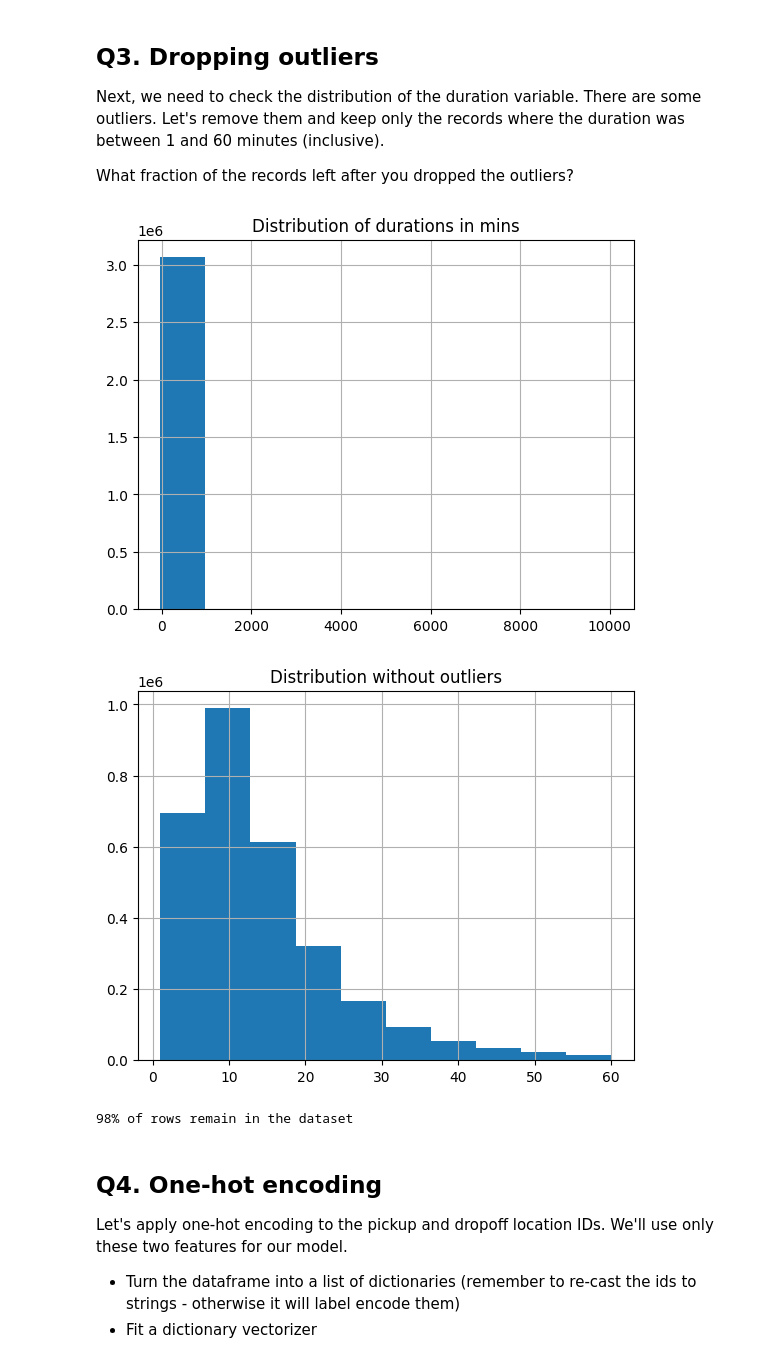
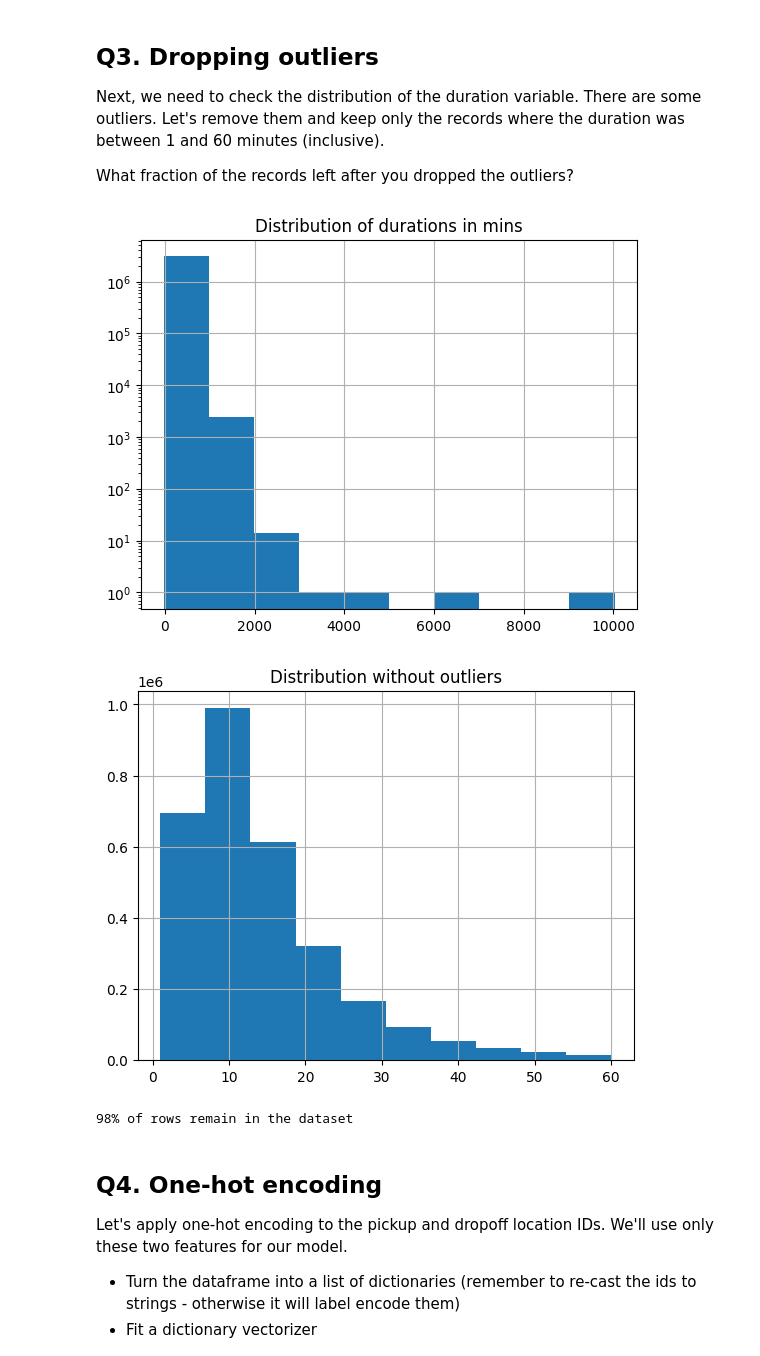
Before and after one commit to fcnz/mlopszoomcamp24, a Jupyter notebook: Homework_01/main.ipynb, the cells around one changed output. Drawn from its saved outputs; the diff is of its cells as text; code cells hidden in the pictures.

```diff
--- a/Homework_01/main.ipynb
+++ b/Homework_01/main.ipynb
@@ -38,22 +38,22 @@ import matplotlib.pyplot as plt
 # %%
 jan_data["duration_seconds"] = jan_data["duration"].dt.total_seconds()
 jan_data["duration_minutes"] = jan_data["duration_seconds"] * (1/60)
 row_count = jan_data.shape[0]
 
-jan_data["duration_minutes"].hist()
+jan_data["duration_minutes"].hist(log=True)
 plt.title("Distribution of durations in mins")
 plt.show()
 
 jan_data_filtered = jan_data[jan_data["duration_minutes"].between(1, 60, inclusive='both')]
 filtered_row_count = jan_data_filtered.shape[0]
 
-plt_2 = jan_data_filtered["duration_minutes"].hist()
+plt_2 = jan_data_filtered["duration_minutes"].hist(log=False)
 plt.title("Distribution without outliers")
 plt.show()
 
 print(f"{round(100 * filtered_row_count / row_count)}% of rows remain in the dataset")
 # %% [output]
-[figure, old version]
+[figure, new version]
 [figure]
 98% of rows remain in the dataset
 # %% [markdown]
```
Also changed, not shown: parts of 6 cells of this notebook.
